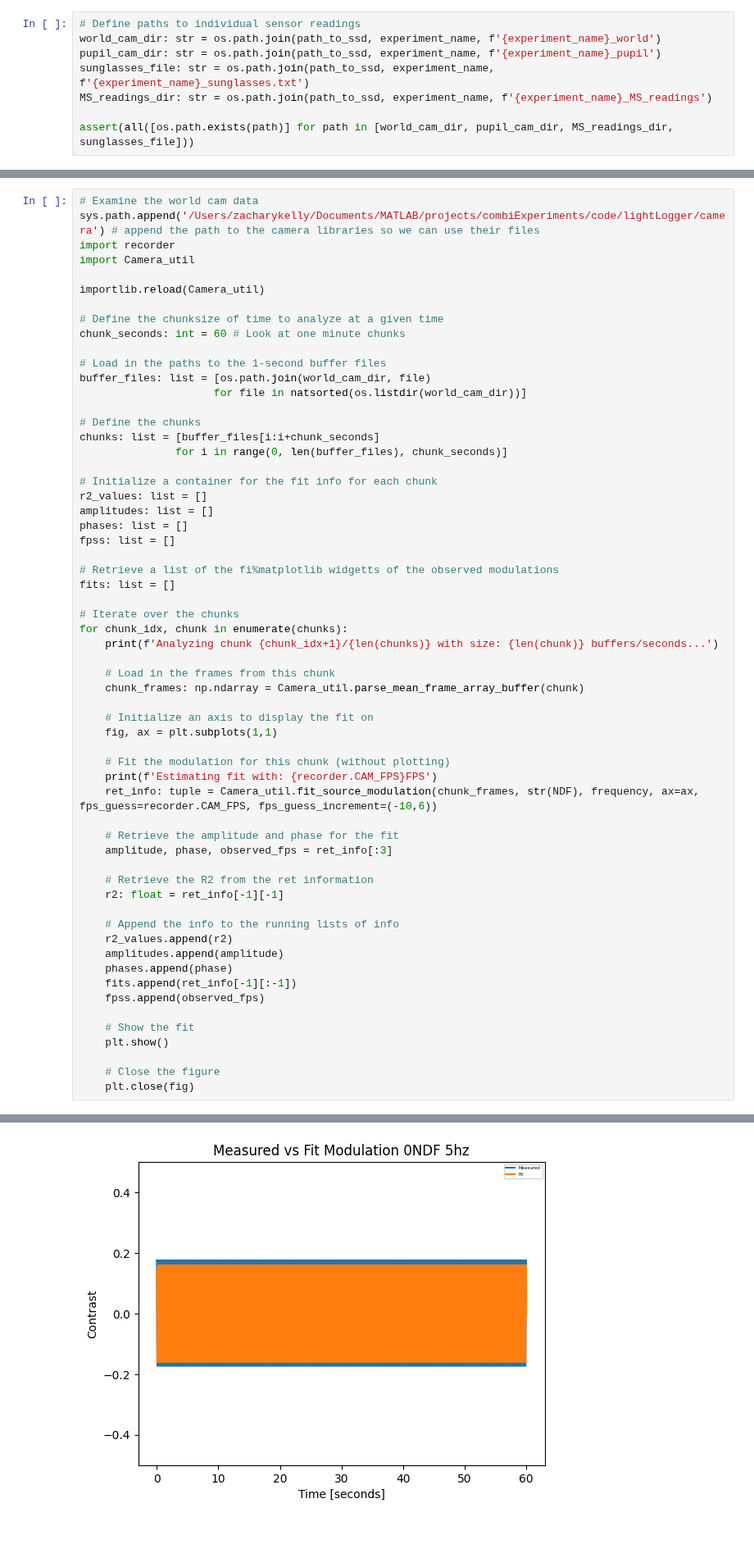
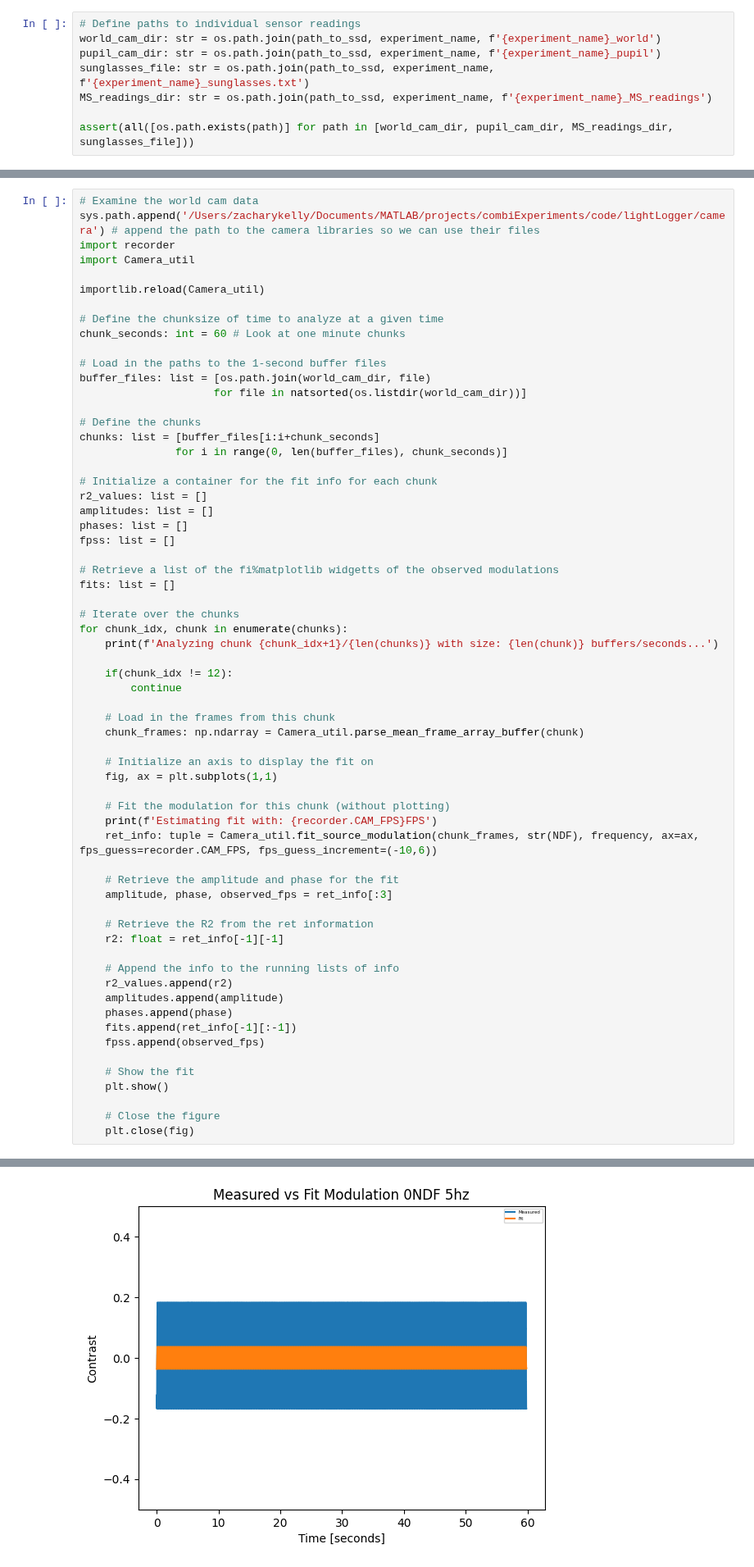
Before and after one commit to gkaguirrelab/combiExperiments, a Jupyter notebook: code/lightLogger/raspberry_pi_firmware/testing.ipynb, the cells around one changed output, grey strips where cells are left out. Shown at 82% size. Drawn from its saved outputs; the diff is of its cells as text; blank space fills up the shorter version.

```diff
--- a/code/lightLogger/raspberry_pi_firmware/testing.ipynb
+++ b/code/lightLogger/raspberry_pi_firmware/testing.ipynb
@@ -62,6 +59,9 @@ fits: list = []
 for chunk_idx, chunk in enumerate(chunks):
     print(f'Analyzing chunk {chunk_idx+1}/{len(chunks)} with size: {len(chunk)} buffers/seconds...')
 
+    if(chunk_idx != 12):
+        continue
+
     # Load in the frames from this chunk
     chunk_frames: np.ndarray = Camera_util.parse_mean_frame_array_buffer(chunk)
 
@@ -99 +111 @@ Amplitude: 0.15957385840790708
-[figure, old version]
+[figure, new version]
```
Also changed, not shown: parts of 4 cells of this notebook.
